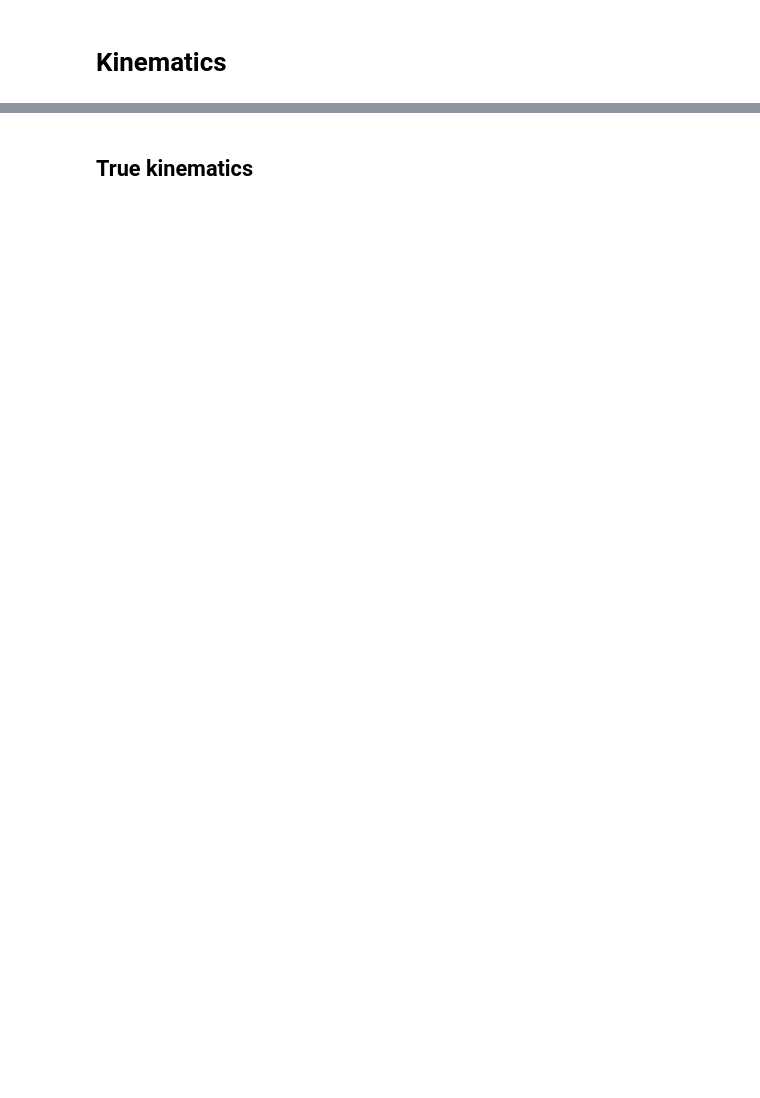
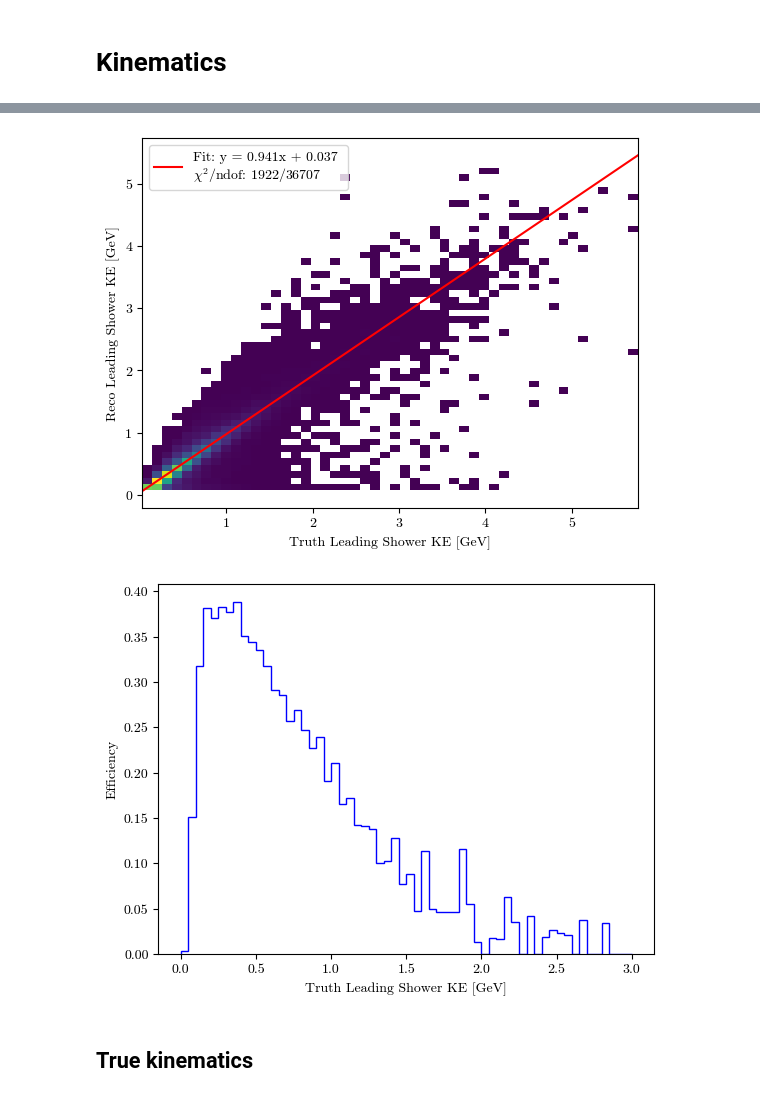
Before and after one commit to JoeBateman/uboone_epem_trident, a Jupyter notebook: wc_epem/plotter.ipynb, the cells around one changed output, grey strips where cells are left out. Cells and saved outputs as stored; diff of their text form; code cells hidden in the pictures; blank space fills up the shorter version.

```diff
--- a/wc_epem/plotter.ipynb
+++ b/wc_epem/plotter.ipynb
@@ -167,0 +166,20 @@ trident_df['reco_shower_momenta'] = trident_df.apply(get_reco_shower_momenta, ax
+# %%
+from scipy.optimize import minimize
+
+def calc_chi2(observed, expected):
+    chi2 = np.sum(((observed - expected) ** 2) / expected)
+    return chi2
+
+def function(x, params):
+    # Example function: a simple linear function
+    m, b = params
+    return m * x + b
+
+def minimisation_function(params, x_data, y_data):
+    # Calculate the expected values using the function
+    expected = function(x_data, params)
+
+    # Calculate the chi-squared value
+    chi2 = calc_chi2(y_data, expected)
+
+    return chi2
@@ -167,0 +197,57 @@ trident_df['reco_shower_momenta'] = trident_df.apply(get_reco_shower_momenta, ax
+# %%
+m_e = 0.511 * 1e-3 # GeV
+reco_lead_shr_KE = trident_df['reco_showerKE']
+truth_lead_shr_KE = trident_df['epem_momenta'].apply(lambda x: np.max(x[:,3])) - m_e
+
+mask = (truth_lead_shr_KE > 0) & (reco_lead_shr_KE > 0)
+reco_lead_shr_KE = reco_lead_shr_KE[mask]
+truth_lead_shr_KE = truth_lead_shr_KE[mask]
+
+
+out = minimize(minimisation_function, x0=[1, 0], args=(truth_lead_shr_KE, reco_lead_shr_KE))
+print("Optimized parameters:", out.x)
+
+np.savetxt('fit_parameters.txt', out.x, header='Fit Parameters: m, b', fmt='%f')
+chi2 = minimisation_function(out.x, truth_lead_shr_KE, reco_lead_shr_KE)
+ndof = len(truth_lead_shr_KE) - len(out.x)
+print("Chi-squared:", chi2)
+print("Degrees of freedom:", ndof)
+chi2_per_ndof = chi2 / ndof
+print("Chi-squared per degree of freedom:", chi2_per_ndof)
+
+min_x, max_x = np.min(truth_lead_shr_KE), np.max(truth_lead_shr_KE)
+x_fit = np.linspace(min_x, max_x, 100)
+y_fit = function(x_fit, out.x)
+plt.plot(x_fit, y_fit, color='red', label='Fit: y = {:.3f}x + {:.3f} \n'.format(out.x[0], out.x[1]) + r'$\chi^2$/ndof: {:.0f}/{:.0f}'.format(chi2, ndof))
+
+
+hist2d, xedges, yedges = np.histogram2d(truth_lead_shr_KE, reco_lead_shr_KE, bins=50)
+empty_mask = hist2d == 0
+hist2d[empty_mask] = np.nan  # Set empty bins to NaN for
+plt.pcolormesh(xedges, yedges, hist2d.T, cmap='viridis')
+plt.xlabel('Truth Leading Shower KE [GeV]')
+plt.ylabel('Reco Leading Shower KE [GeV]')
+plt.legend()
+plt.show()
+
+energy_binning = np.linspace(0, 3.0, 61)
+
+
+truth_lead_shr_KE = trident_df['epem_momenta'].apply(lambda x: np.max(x[:,3])) - m_e
+
+sel_mask = (trident_df['presel_flag'] == True) & (trident_df['flag_0p'] == True) & (trident_df['bdt_result'] > 0.9)
+
+sel_truth_KE = truth_lead_shr_KE[sel_mask]
+
+truth_hist, truth_bin_edges = np.histogram(truth_lead_shr_KE, bins=energy_binning)
+sel_truth_hist, sel_truth_bin_edges = np.histogram(sel_truth_KE, bins=energy_binning)
+efficiency = sel_truth_hist / truth_hist
+plt.stairs(efficiency, truth_bin_edges, label='Selection Efficiency', color='blue')
+plt.xlabel('Truth Leading Shower KE [GeV]')
+plt.ylabel('Efficiency')
+plt.show()
+
+bin_centers = 0.5 * (truth_bin_edges[:-1] + truth_bin_edges[1:])
+efficiency_map = np.column_stack((bin_centers, efficiency))
+np.savetxt('selection_efficiency.txt', efficiency_map, header='Truth Leading Shower KE [GeV] Efficiency', fmt='%f %f')
+# %% [output]
@@ -168,3 +258,5 @@ trident_df['reco_shower_momenta'] = trident_df.apply(get_reco_shower_momenta, ax
+[figure, added]
+[figure, added]
 # %% [markdown]
 ## True kinematics
 # %%
```
Also changed, not shown: parts of 11 cells of this notebook, 1 other file.
